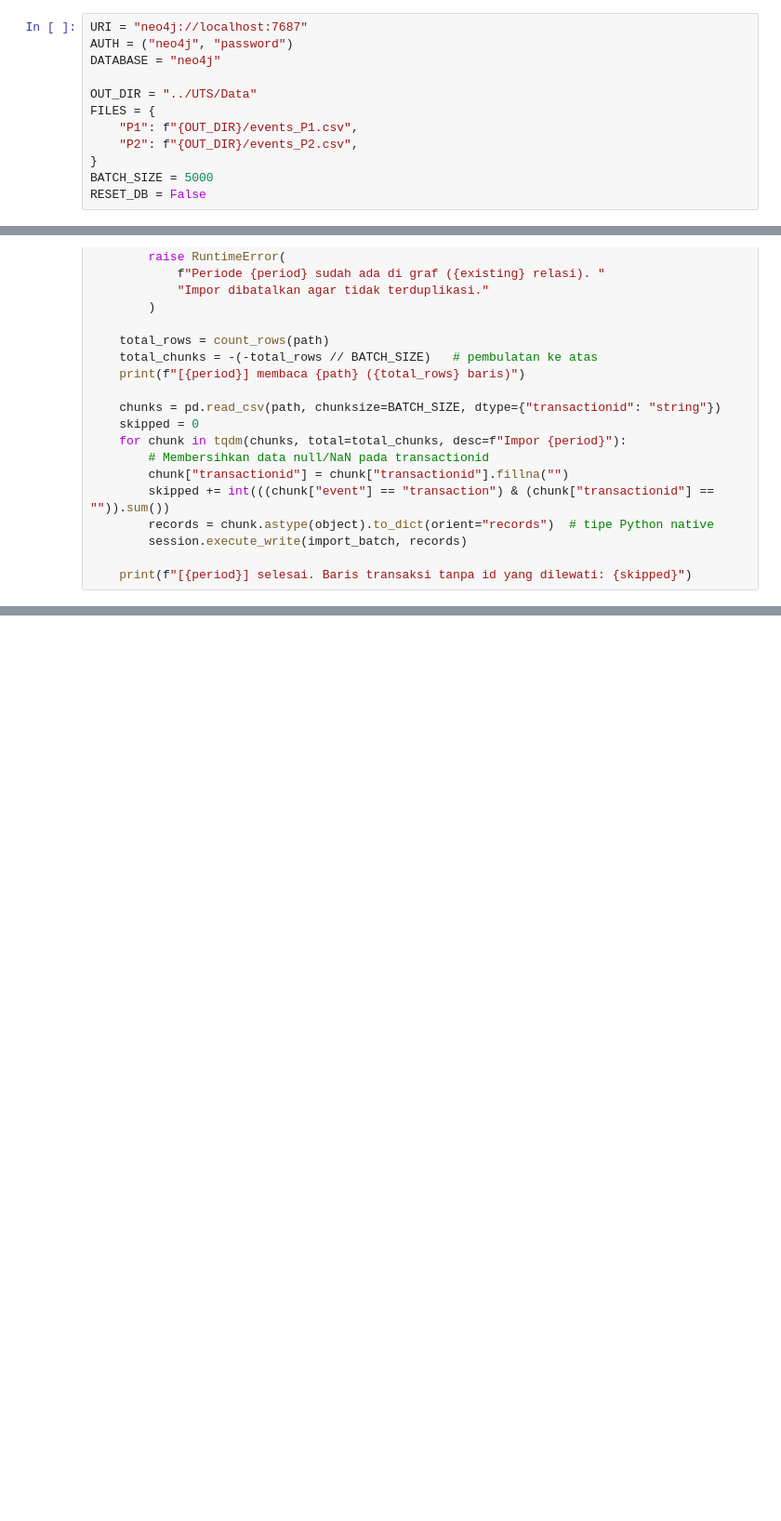
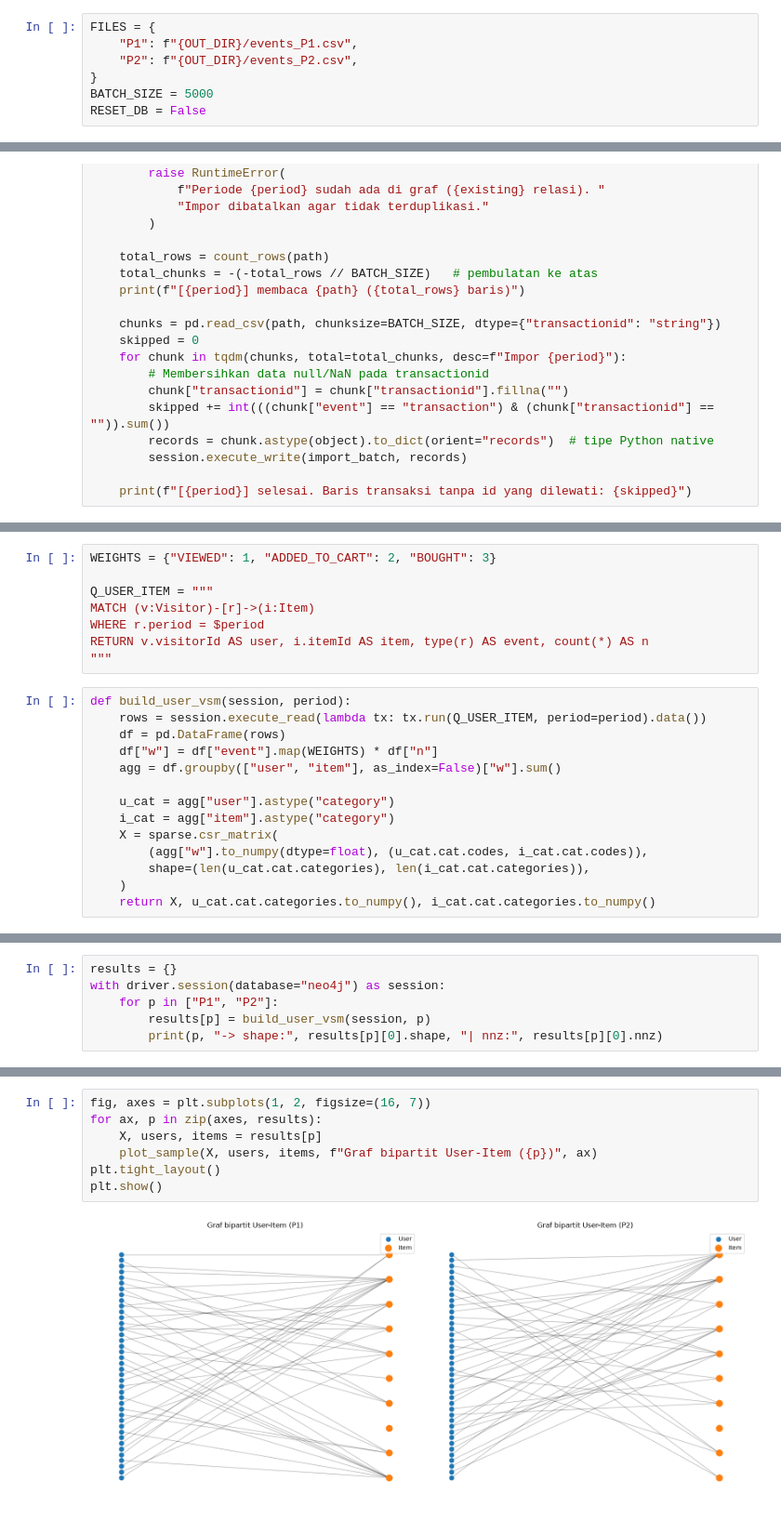
Before and after one commit to adisforza/GRAF_113, a Jupyter notebook: UTS/Soal_UTS.IPYNB, the cells around one changed output, grey strips where cells are left out. Shown at 93% size. Drawn from its saved outputs; the diff is of its cells as text; blank space fills up the shorter version.

```diff
--- a/UTS/Soal_UTS.IPYNB
+++ b/UTS/Soal_UTS.IPYNB
@@ -72,11 +75,6 @@ transaction      1782
 Visitor di kedua periode: 4777
 Item di kedua periode   : 31454
 # %%
-URI = "neo4j://localhost:7687"
-AUTH = ("neo4j", "password")
-DATABASE = "neo4j"
-
-OUT_DIR = "../UTS/Data"
 FILES = {
     "P1": f"{OUT_DIR}/events_P1.csv",
     "P2": f"{OUT_DIR}/events_P2.csv",
@@ -190,0 +195,22 @@ RuntimeError: Periode P1 sudah ada di graf (188267 relasi). Impor dibatalkan aga
+# %%
+WEIGHTS = {"VIEWED": 1, "ADDED_TO_CART": 2, "BOUGHT": 3}
+
+Q_USER_ITEM = """
+MATCH (v:Visitor)-[r]->(i:Item)
+WHERE r.period = $period
+RETURN v.visitorId AS user, i.itemId AS item, type(r) AS event, count(*) AS n
+"""
+# %%
+def build_user_vsm(session, period):
+    rows = session.execute_read(lambda tx: tx.run(Q_USER_ITEM, period=period).data())
+    df = pd.DataFrame(rows)
+    df["w"] = df["event"].map(WEIGHTS) * df["n"]
+    agg = df.groupby(["user", "item"], as_index=False)["w"].sum()
+
+    u_cat = agg["user"].astype("category")
+    i_cat = agg["item"].astype("category")
+    X = sparse.csr_matrix(
+        (agg["w"].to_numpy(dtype=float), (u_cat.cat.codes, i_cat.cat.codes)),
+        shape=(len(u_cat.cat.categories), len(i_cat.cat.categories)),
+    )
+    return X, u_cat.cat.categories.to_numpy(), i_cat.cat.categories.to_numpy()
@@ -190,0 +272,6 @@ RuntimeError: Periode P1 sudah ada di graf (188267 relasi). Impor dibatalkan aga
+# %%
+results = {}
+with driver.session(database="neo4j") as session:
+    for p in ["P1", "P2"]:
+        results[p] = build_user_vsm(session, p)
+        print(p, "-> shape:", results[p][0].shape, "| nnz:", results[p][0].nnz)
@@ -190,0 +298,9 @@ RuntimeError: Periode P1 sudah ada di graf (188267 relasi). Impor dibatalkan aga
+# %%
+fig, axes = plt.subplots(1, 2, figsize=(16, 7))
+for ax, p in zip(axes, results):
+    X, users, items = results[p]
+    plot_sample(X, users, items, f"Graf bipartit User-Item ({p})", ax)
+plt.tight_layout()
+plt.show()
+# %% [output]
+[figure, added]
```
Also changed, not shown: parts of 25 cells of this notebook, 2 other files.
